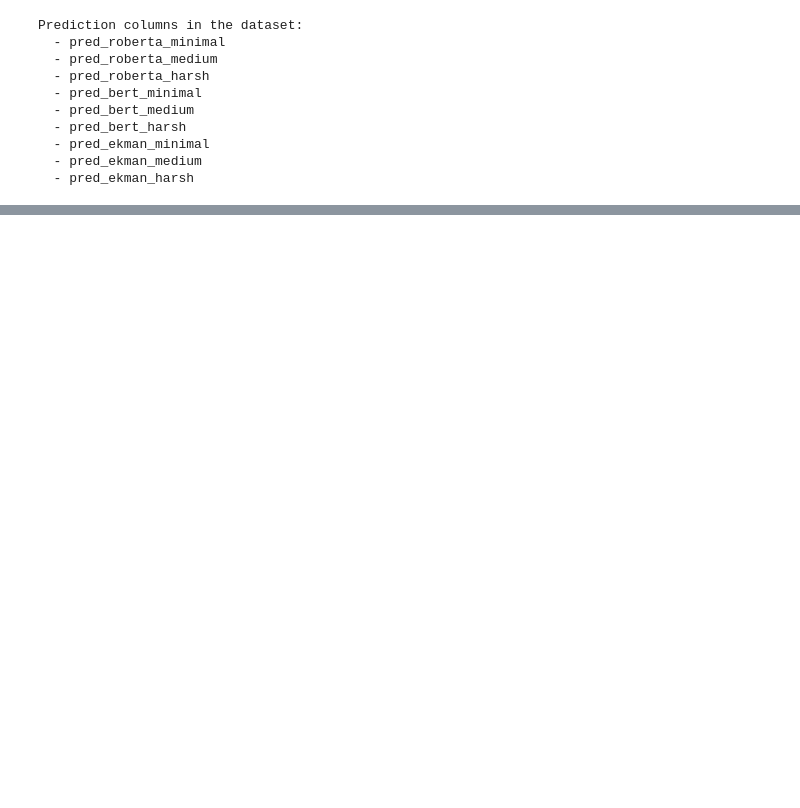
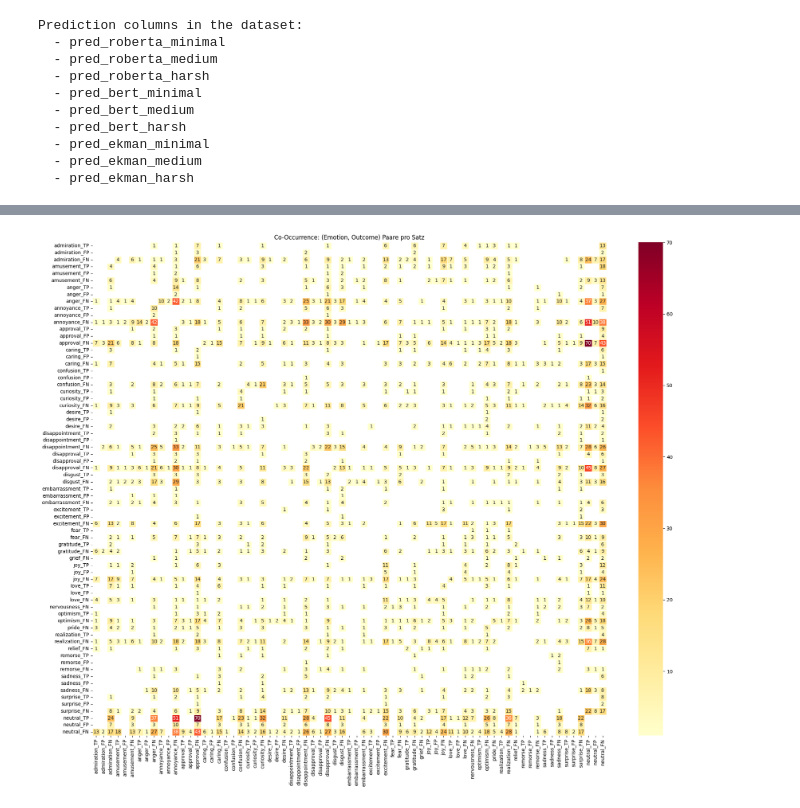
Before and after one commit to marianacalaispedro/ailab, a Jupyter notebook: notebooks/baseline_evaluation.ipynb, the cells around one changed output, grey strips where cells are left out. Drawn from its saved outputs; the diff is of its cells as text; code cells hidden in the pictures; blank space fills up the shorter version.

Commit message:
added error analysis and attention visualisation

```diff
--- a/notebooks/baseline_evaluation.ipynb
+++ b/notebooks/baseline_evaluation.ipynb
@@ -630,0 +628,66 @@ print(f"\n Best model based on Macro F1: {best_model} ({best_f1:.4f})")
+# %%
+from itertools import combinations
+import pandas as pd
+import numpy as np
+import seaborn as sns
+import matplotlib.pyplot as plt
+
+def build_cooccurrence_table(true_df, pred_series, emotion_cols):
+
+    pred_binary = pd.DataFrame(0, index=pred_series.index, columns=emotion_cols)
+    for idx, pred in enumerate(pred_series):
+        if isinstance(pred, dict):
+            for emotion, val in pred.items():
+                if emotion in emotion_cols and val == 1:
+                    pred_binary.iloc[idx][emotion] = 1
+
+    all_labels = []
+    for e in emotion_cols:
+        for outcome in ["TP", "FP", "FN"]:
+            all_labels.append(f"{e}_{outcome}")
+
+    matrix = pd.DataFrame(0, index=all_labels, columns=all_labels)
+
+    for i in range(len(true_df)):
+        true_row = true_df[emotion_cols].iloc[i]
+        pred_row = pred_binary.iloc[i]
+
+        row_labels = []
+        for e in emotion_cols:
+            t = true_row[e]
+            p = pred_row[e]
+            if p == 1 and t == 1:
+                row_labels.append(f"{e}_TP")
+            elif p == 1 and t == 0:
+                row_labels.append(f"{e}_FP")
+            elif p == 0 and t == 1:
+                row_labels.append(f"{e}_FN")
+
+        for a, b in combinations(row_labels, 2):
+            matrix.loc[a, b] += 1
+            matrix.loc[b, a] += 1
+
+    mask = matrix.sum(axis=1) > 0
+    matrix = matrix.loc[mask, mask]
+
+    return matrix, pred_binary  # <-- pred_binary auch zurückgeben
+
+# Ausführen
+cooc, pred_binary = build_cooccurrence_table(
+    true_df=test_data,
+    pred_series=test_data["pred_roberta_minimal"],
+    emotion_cols=emotion_cols
+)
+
+
+# Tabelle anzeigen
+print(cooc)
+
+# Heatmap
+plt.figure(figsize=(20, 16))
+cooc_masked = cooc.where(cooc > 0)
+sns.heatmap(cooc_masked, cmap="YlOrRd", annot=True, fmt=".0f", linewidths=0.5)
+plt.title("Co-Occurrence: (Emotion, Outcome) Paare pro Satz")
+plt.tight_layout()
+plt.show()
+# %% [output]
@@ -630,0 +711 @@ print(f"\n Best model based on Macro F1: {best_model} ({best_f1:.4f})")
+[figure, added]
```
Also changed, not shown: parts of 12 cells of this notebook, 5 other files.
